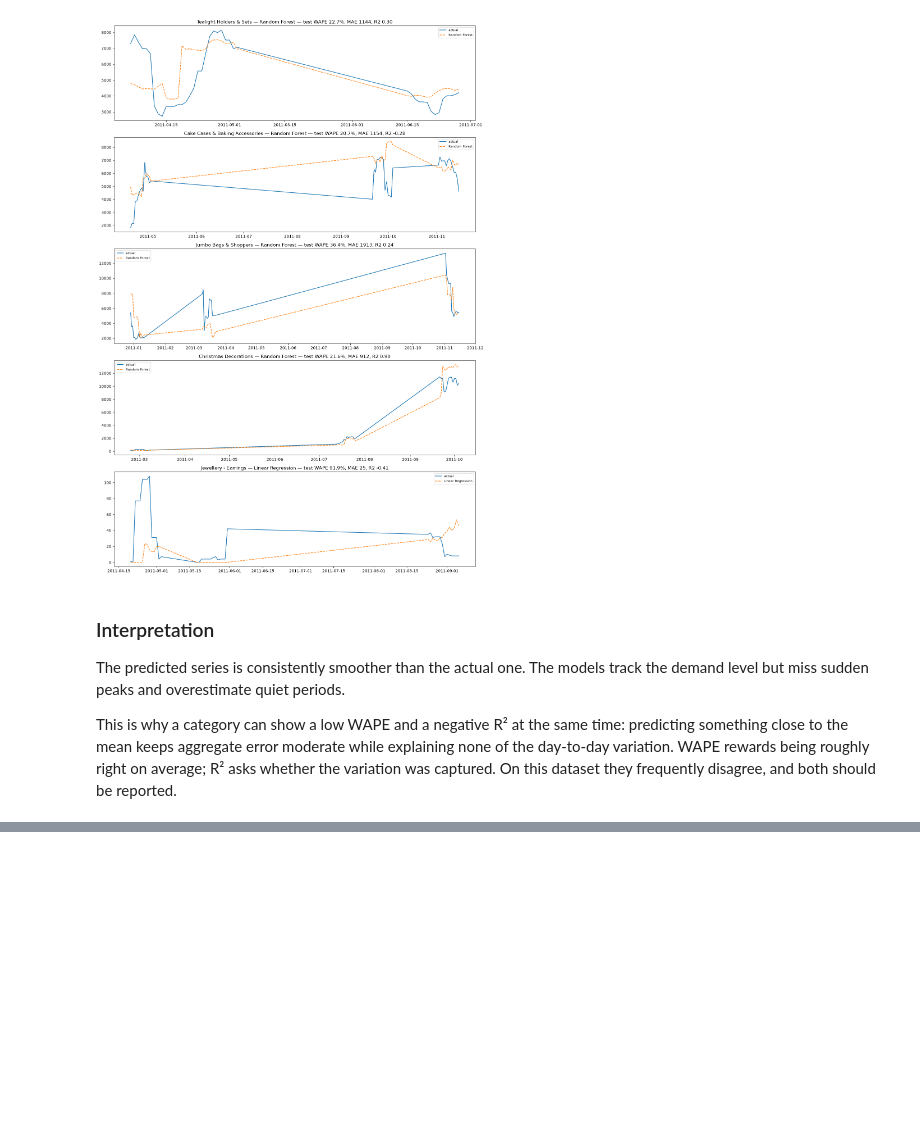
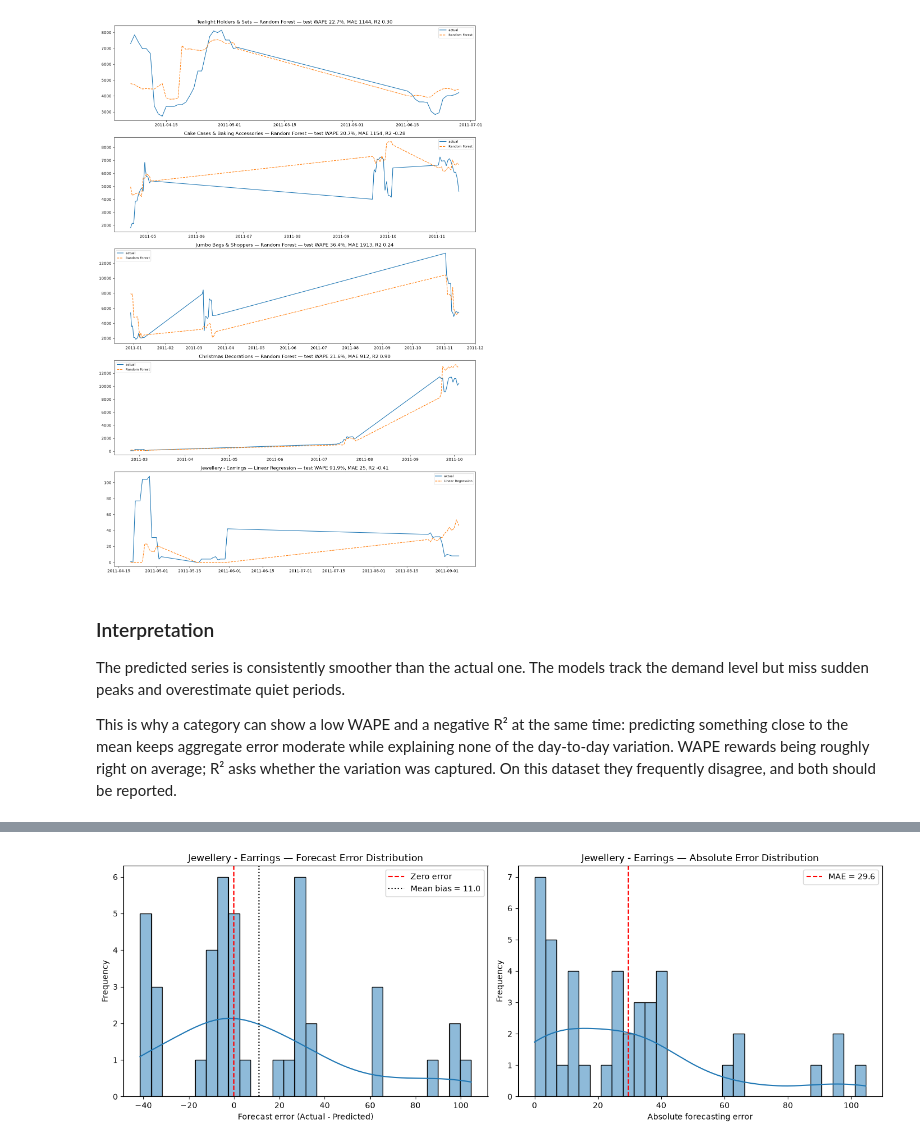
Before and after one commit to wll-hayat04/retail-demand-forecasting, a Jupyter notebook: notebooks/02_modeling.ipynb, the cells around one changed output, grey strips where cells are left out. Cells and saved outputs as stored; diff of their text form; code cells hidden in the pictures; blank space fills up the shorter version.

```diff
--- a/notebooks/02_modeling.ipynb
+++ b/notebooks/02_modeling.ipynb
@@ -1058,0 +2097,75 @@ frequently disagree, and both should be reported.
+# %%
+
+# Forecast error distribution
+
+fig, axes = plt.subplots(
+    1, 2,
+    figsize=(14, 5)
+)
+
+# Distribution of signed errors
+sns.histplot(
+    error_df["Error"],
+    bins=30,
+    kde=True,
+    ax=axes[0]
+)
+
+axes[0].axvline(
+    0,
+    color="red",
+    linestyle="--",
+    label="Zero error"
+)
+
+axes[0].axvline(
+    mean_bias,
+    color="black",
+    linestyle=":",
+    label=f"Mean bias = {mean_bias:.1f}"
+)
+
+axes[0].set_title(
+    f"{CATEGORY} — Forecast Error Distribution"
+)
+
+axes[0].set_xlabel(
+    "Forecast error (Actual - Predicted)"
+)
+
+axes[0].set_ylabel("Frequency")
+
+axes[0].legend()
+
+
+# Distribution of absolute errors
+sns.histplot(
+    error_df["Absolute_Error"],
+    bins=30,
+    kde=True,
+    ax=axes[1]
+)
+
+axes[1].axvline(
+    mae,
+    color="red",
+    linestyle="--",
+    label=f"MAE = {mae:.1f}"
+)
+
+axes[1].set_title(
+    f"{CATEGORY} — Absolute Error Distribution"
+)
+
+axes[1].set_xlabel(
+    "Absolute forecasting error"
+)
+
+axes[1].set_ylabel("Frequency")
+
+axes[1].legend()
+
+plt.tight_layout()
+plt.show()
+# %% [output]
+[figure, added]
```
Also changed, not shown: parts of 104 cells of this notebook, 2 other files.
